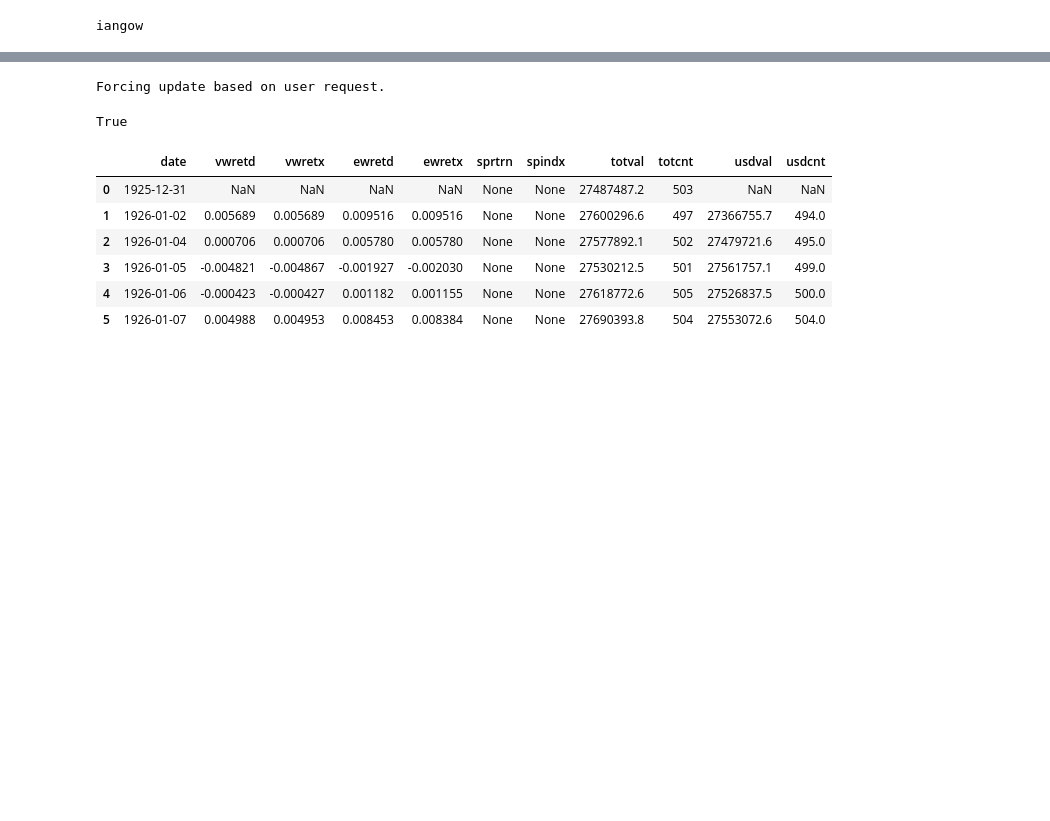
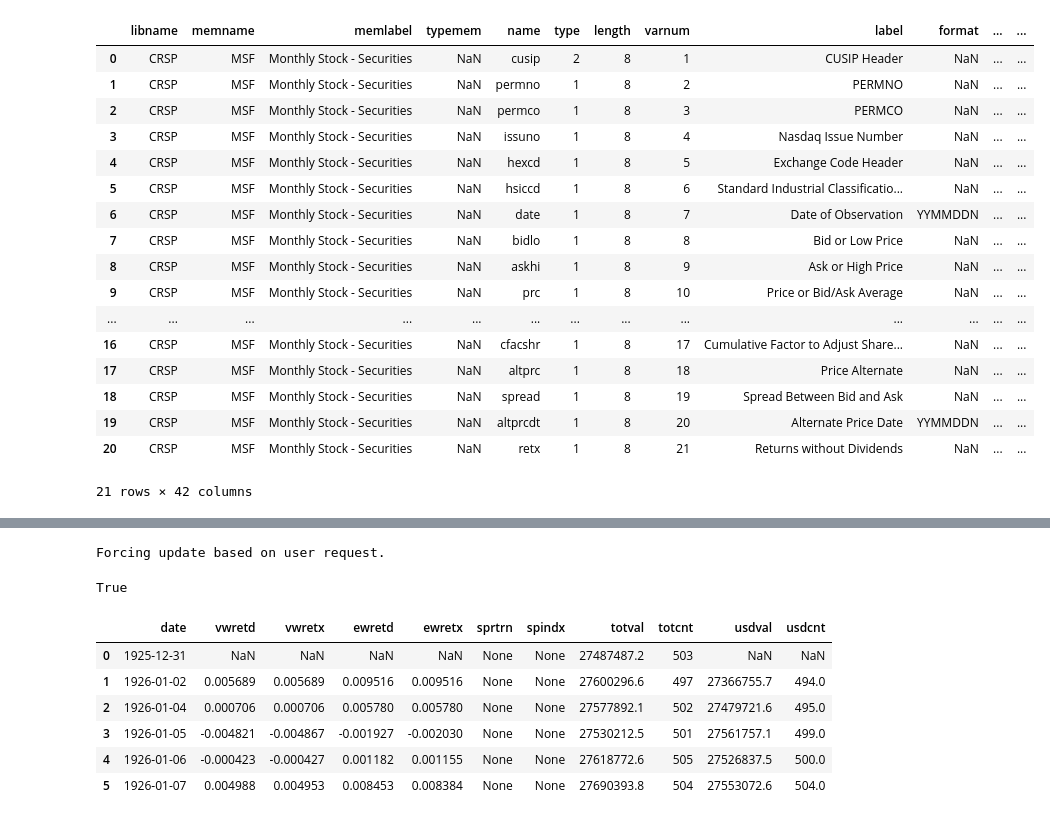
Before and after one commit to iangow/wrds_pg, a Jupyter notebook: wrds_update_test.ipynb, the cells around one changed output, grey strips where cells are left out. Saved outputs shown, nothing was run; the diff lists cells and outputs as text; code cells hidden in the pictures; blank space fills up the shorter version.

```diff
--- a/wrds_update_test.ipynb
+++ b/wrds_update_test.ipynb
@@ -77,13 +77,31 @@ I use an empty passphrase in setting up my key so that the scripts can run witho
 # %%
 from sqlalchemy import create_engine
 import os
-dbname = os.getenv("PGDATABASE")
-host = os.getenv("PGHOST", "localhost")
+dbname = "crsp" # os.getenv("PGDATABASE")
+host = "iangow.me" # os.getenv("PGHOST", "localhost")
 user = os.getenv("PGUSER", os.getlogin())
 wrds_id = "iangow" # os.getenv("WRDS_ID")
 dbname = engine = create_engine("postgresql://" + user + "@" + host + "/" + dbname)
-
-from wrds_fetch import wrds_update, set_table_comment
-print(wrds_id)
-# %% [output]
-iangow
+# %%
+from wrds_fetch import get_table_sql
+df = get_table_sql("msf", "crsp", wrds_id, return_sql=False)
+df
+# %% [output]
+|  | libname | memname | memlabel | typemem | name | type | length | varnum | label | format | ... | ... |
+| 0 | CRSP | MSF | Monthly Stock - Securities | NaN | cusip | 2 | 8 | 1 | CUSIP Header | NaN | ... | ... |
+| 1 | CRSP | MSF | Monthly Stock - Securities | NaN | permno | 1 | 8 | 2 | PERMNO | NaN | ... | ... |
+| 2 | CRSP | MSF | Monthly Stock - Securities | NaN | permco | 1 | 8 | 3 | PERMCO | NaN | ... | ... |
+| 3 | CRSP | MSF | Monthly Stock - Securities | NaN | issuno | 1 | 8 | 4 | Nasdaq Issue Number | NaN | ... | ... |
+| 4 | CRSP | MSF | Monthly Stock - Securities | NaN | hexcd | 1 | 8 | 5 | Exchange Code Header | NaN | ... | ... |
+| 5 | CRSP | MSF | Monthly Stock - Securities | NaN | hsiccd | 1 | 8 | 6 | Standard Industrial Classificatio... | NaN | ... | ... |
+| 6 | CRSP | MSF | Monthly Stock - Securities | NaN | date | 1 | 8 | 7 | Date of Observation | YYMMDDN | ... | ... |
+| 7 | CRSP | MSF | Monthly Stock - Securities | NaN | bidlo | 1 | 8 | 8 | Bid or Low Price | NaN | ... | ... |
+| 8 | CRSP | MSF | Monthly Stock - Securities | NaN | askhi | 1 | 8 | 9 | Ask or High Price | NaN | ... | ... |
+| 9 | CRSP | MSF | Monthly Stock - Securities | NaN | prc | 1 | 8 | 10 | Price or Bid/Ask Average | NaN | ... | ... |
+| ... | ... | ... | ... | ... | ... | ... | ... | ... | ... | ... | ... | ... |
+| 16 | CRSP | MSF | Monthly Stock - Securities | NaN | cfacshr | 1 | 8 | 17 | Cumulative Factor to Adjust Share... | NaN | ... | ... |
+| 17 | CRSP | MSF | Monthly Stock - Securities | NaN | altprc | 1 | 8 | 18 | Price Alternate | NaN | ... | ... |
+| 18 | CRSP | MSF | Monthly Stock - Securities | NaN | spread | 1 | 8 | 19 | Spread Between Bid and Ask | NaN | ... | ... |
+| 19 | CRSP | MSF | Monthly Stock - Securities | NaN | altprcdt | 1 | 8 | 20 | Alternate Price Date | YYMMDDN | ... | ... |
+| 20 | CRSP | MSF | Monthly Stock - Securities | NaN | retx | 1 | 8 | 21 | Returns without Dividends | NaN | ... | ... |
+21 rows × 42 columns
```
Also changed, not shown: parts of 5 cells of this notebook.
